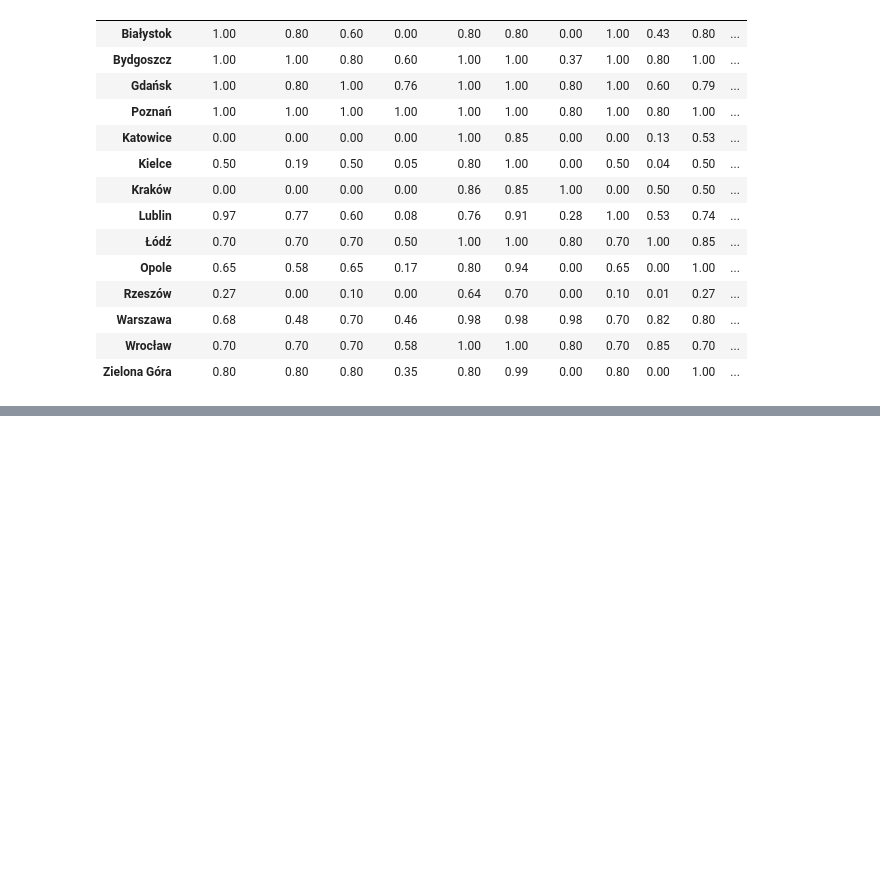
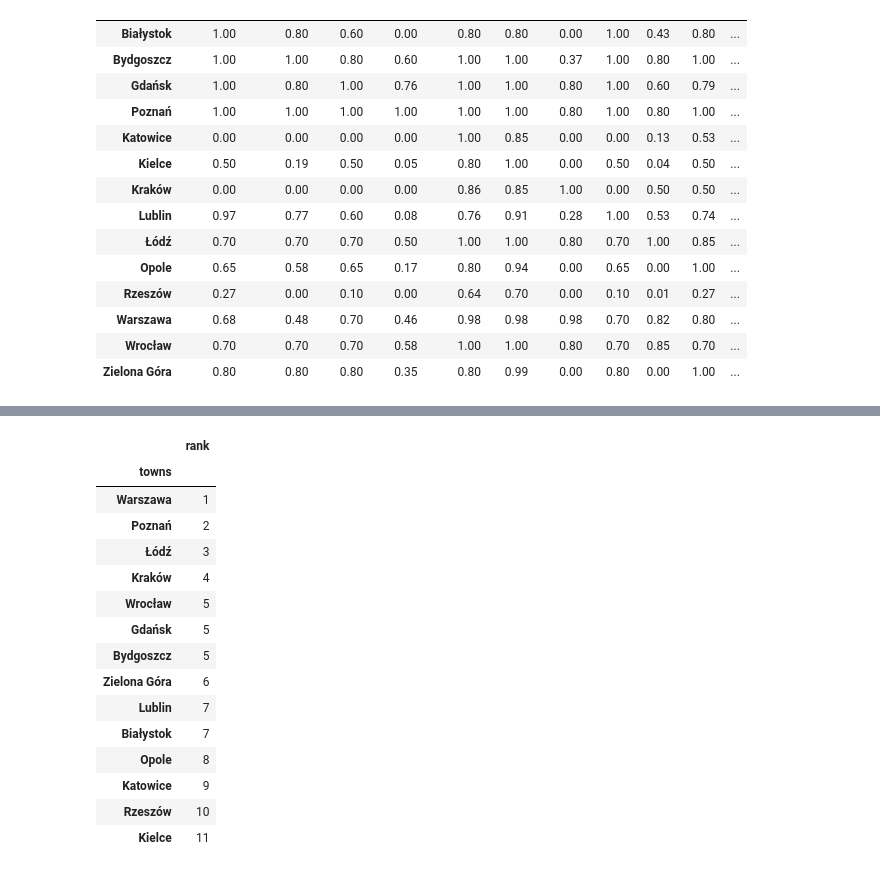
Before and after one commit to majsterkovic/iswd-project-2, a Jupyter notebook: demo.ipynb, the cells around one changed output, grey strips where cells are left out. Cells and saved outputs as stored; diff of their text form; code cells hidden in the pictures; blank space fills up the shorter version.

```diff
--- a/demo.ipynb
+++ b/demo.ipynb
@@ -628,0 +676,19 @@ for el in preorder:
+# %%
+asc_ranking_df
+# %% [output]
+|  | rank |
+| towns |  |
+| Warszawa | 1 |
+| Poznań | 2 |
+| Łódź | 3 |
+| Kraków | 4 |
+| Wrocław | 5 |
+| Gdańsk | 5 |
+| Bydgoszcz | 5 |
+| Zielona Góra | 6 |
+| Lublin | 7 |
+| Białystok | 7 |
+| Opole | 8 |
+| Katowice | 9 |
+| Rzeszów | 10 |
+| Kielce | 11 |
```
Also changed, not shown: parts of 15 cells of this notebook, 3 other files.
